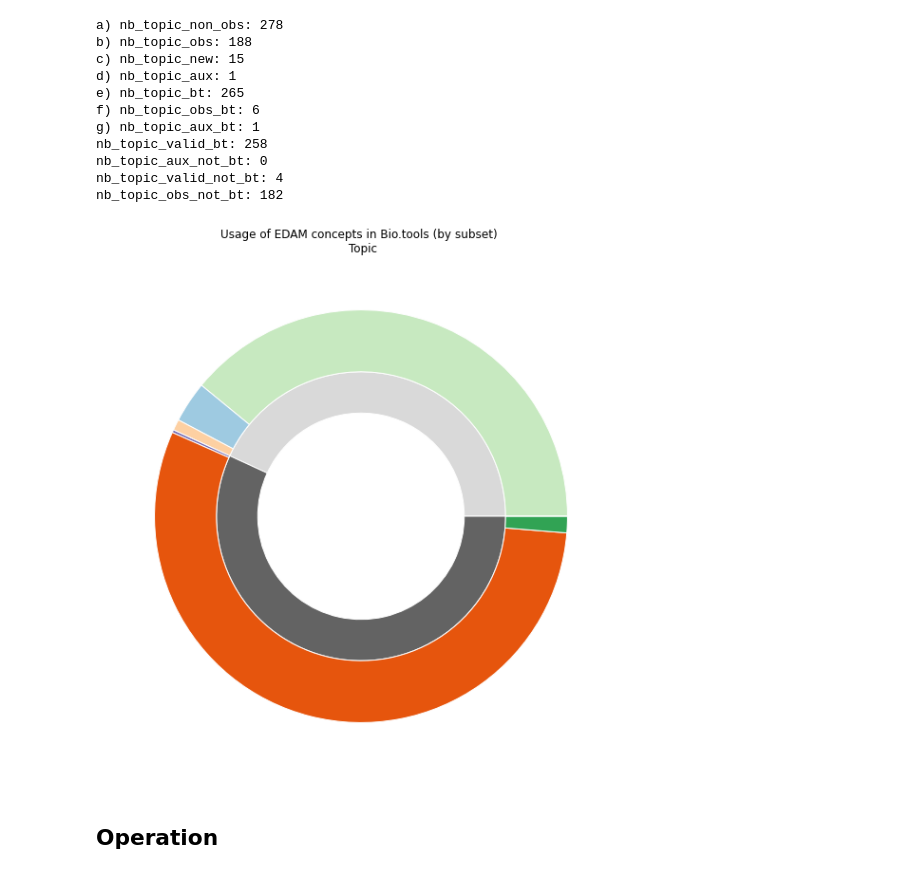
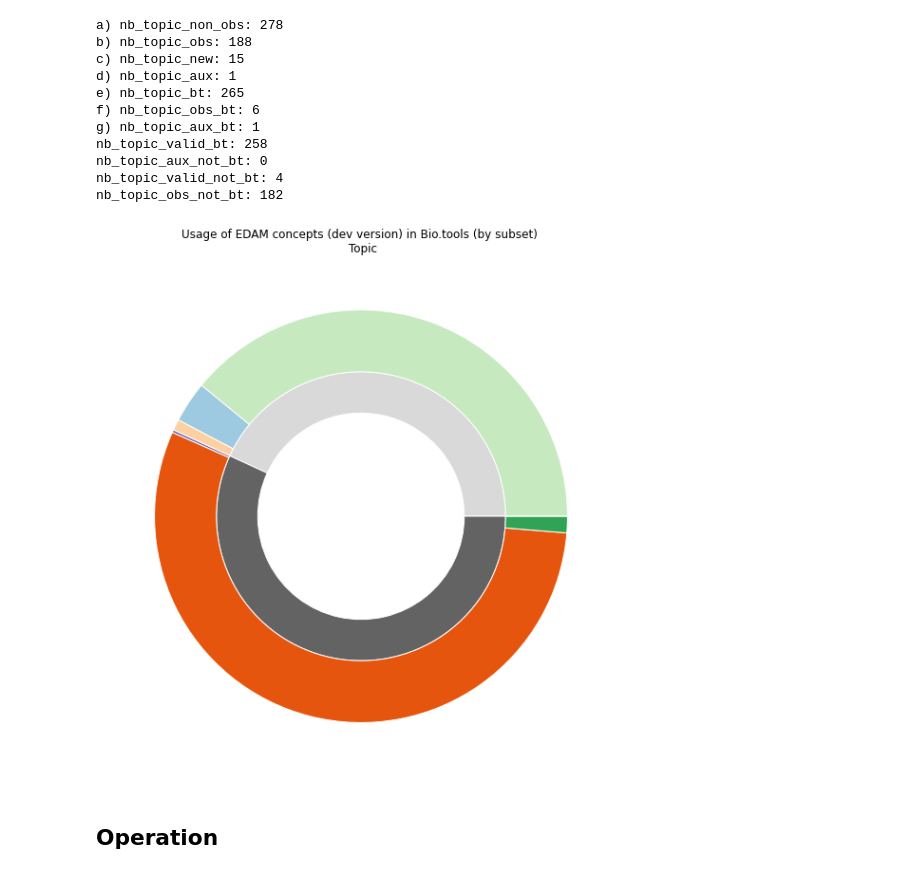
Before and after one commit to bio-tools/biohackathon2022, a Jupyter notebook: notebooks/plot_lucie.ipynb, the cells around one changed output. Drawn from its saved outputs; the diff is of its cells as text; code cells hidden in the pictures.

```diff
--- a/notebooks/plot_lucie.ipynb
+++ b/notebooks/plot_lucie.ipynb
@@ -182,41 +182,41 @@ nb_topic_valid_not_bt: 4
 nb_topic_obs_not_bt: 182
 # %%
 fig, ax = plt.subplots(figsize = (10, 10))
-fig.patch.set_facecolor('xkcd:white')
+# fig.patch.set_facecolor('xkcd:white')
 
 
 vals = np.array([[nb_topic_obs_not_bt, nb_topic_new, nb_topic_valid_not_bt, nb_topic_aux_not_bt],
                  [nb_topic_aux_bt, nb_topic_valid_bt, nb_topic_obs_bt,0]])
 
 cmap = plt.get_cmap("tab20c")
 outer_colors = cmap(np.array([19,16]))
 inner_colors = cmap(np.array([11,2,7,14,12,4,8,0]))
 
 # Next commented ligne are to print velues and percentages on diagramm,
-#
+
 # def func(pct, allvals):
 #     absolute = int(pct/100.*np.sum(allvals))
 #     return "{:.1f}%\n({:d})".format(pct, absolute)
 
-# ax.pie(vals.sum(axis=1), labels=["Usused","Used"],radius=1, colors=outer_colors,
-#        wedgeprops=dict(width=size, edgecolor='w'),autopct=lambda pct: func(pct, vals.sum(axis=1)))
+# ax.pie(vals.sum(axis=1), labels=["Usused","Used"],radius=1-0.3, colors=outer_colors,
+#        wedgeprops=dict(width=0.2, edgecolor='w'),autopct=lambda pct: func(pct, vals.sum(axis=1)))
 
-# ax.pie(vals.flatten(), radius=1-size, colors=inner_colors,
+# ax.pie(vals.flatten(), radius=1, colors=inner_colors,
 #        wedgeprops=dict(width=0.3, edgecolor='w'),autopct=lambda pct: func(pct, vals.sum(axis=1)))
 
 
 ax.pie(vals.sum(axis=1),radius=1-0.3, colors=outer_colors,
        wedgeprops=dict(width=0.2, edgecolor='w'))
 
 ax.pie(vals.flatten(), radius=1, colors=inner_colors,
        wedgeprops=dict(width=0.3, edgecolor='w'))
 
-ax.set(aspect="equal", title='Usage of EDAM concepts in Bio.tools (by subset) \n Topic')
+ax.set(aspect="equal", title='Usage of EDAM concepts (dev version) in Bio.tools (by subset) \n Topic')
 
 plt.show()
-fig.savefig("./figures/topic_usage.png")
+fig.savefig("./figures/dev_topic_usage.png")
 # %% [output]
-[figure, old version]
+[figure, new version]
 # %% [markdown]
 ## Operation
 # %%
```
Also changed, not shown: parts of 4 cells of this notebook, 13 other files.
